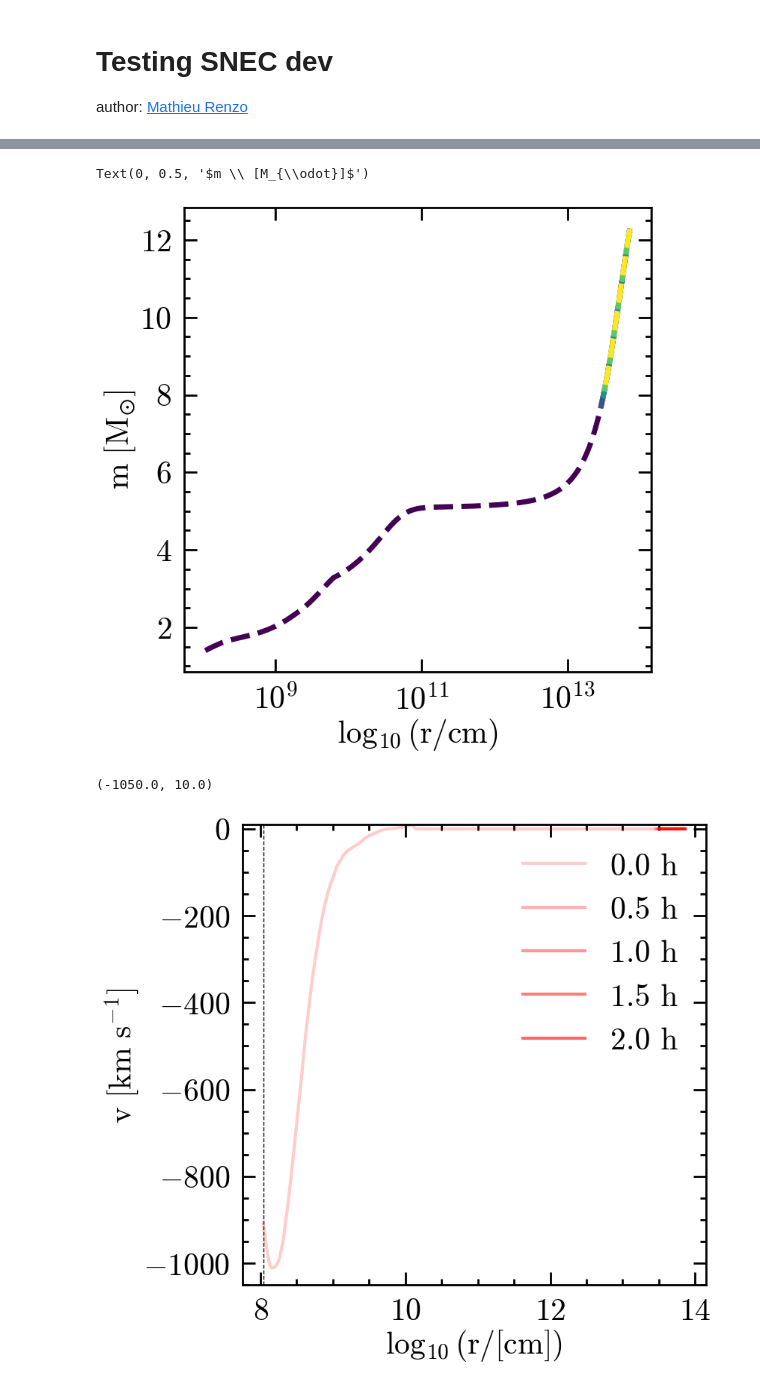
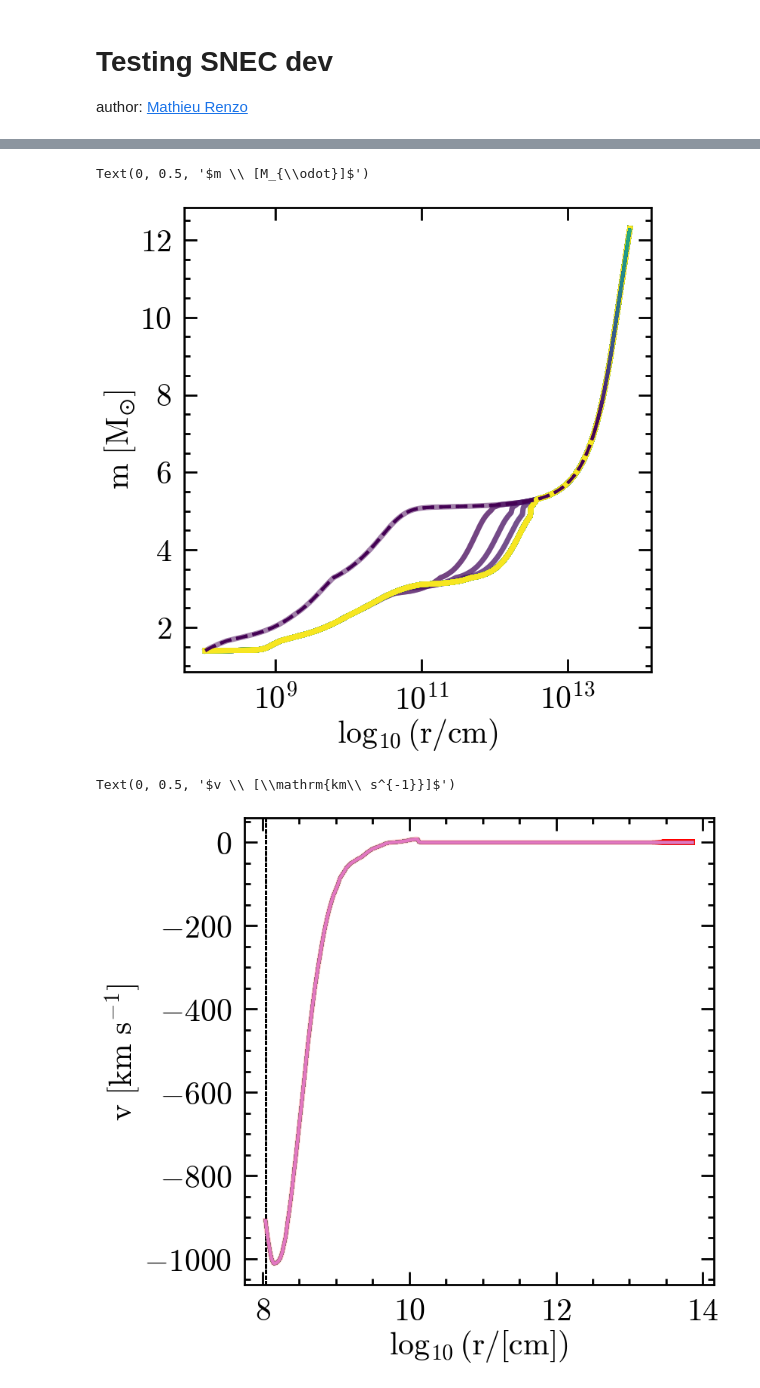
Before and after one commit to mathren/SNEC, a Jupyter notebook: scripts/dev_SNEC.ipynb, the cells around one changed output, grey strips where cells are left out. Drawn from its saved outputs; the diff is of its cells as text; code cells hidden in the pictures.

```diff
--- a/scripts/dev_SNEC.ipynb
+++ b/scripts/dev_SNEC.ipynb
@@ -14,7 +16,6 @@ Hardcoded some constants
 # %%
 root = "/home/mrenzo/Documents/Research/codes/SNEC-1.01/Data/"
 baseline = root+"baseline/"
-testing_weak_expl = root+"testing_weak_expl/"
-testing1 = root+"testing1/"
+final_E_zero = root+"final_E_zero/"
 testing = root+"testing/"
 # %%
@@ -61,23 +41,15 @@ fig = plt.figure()
 gs = gridspec.GridSpec(150, 100)
 ax = fig.add_subplot(gs[:, :])
 
-baseline_mass = baseline+"mass.xg"
-testing_weak_expl_mass = testing_weak_expl+"mass.xg"
-testing_mass = testing+"mass.xg"
-
-vel_data = SNEC_output_parser(baseline_vel)
-keys = np.array(list(vel_data.keys()))
-vel_times = keys * u.s
-colors1 = plt.cm.viridis(np.linspace(0,1, len(vel_times)))
-
 for i, t in enumerate(vel_times):
-    # plot_mass_radius(t, baseline_mass, ls='-', c=colors1[i], ax=ax)
-    # plot_mass_radius(t, testing_weak_expl_mass, ls='--', c=colors2[i], ax=ax)
-    plot_mass_radius(t, testing_mass, ls='--', lw=5,  c=colors1[i], ax=ax)
+    # if i%2 == 0: continue
+    plot_mass_radius(t, baseline_mass, ls='-', c=colors[i], ax=ax, lw=5, alpha=0.5, zorder=0)
+    plot_mass_radius(t, final_E_zero_mass, ls='--', c=colors[i], ax=ax, zorder=1)
+    plot_mass_radius(t, testing_mass, ls=':', c=colors[i], ax=ax, zorder=2)
 
 ax.set_xscale("log")
 ax.set_xlabel(r"$\log_{10}(r/\mathrm{cm})$")
 ax.set_ylabel(r"$m \ [M_{\odot}]$")
 # %% [output]
 Text(0, 0.5, '$m \\ [M_{\\odot}]$')
-[figure, old version]
+[figure, new version]
@@ -122,25 +56,24 @@ def plot_v_radius_time(t, vel_out, mass_out, ax=None, annotate_inner_boundary=Tr
 # %%
 fig = plt.figure()
 gs = gridspec.GridSpec(150, 100)
 ax = fig.add_subplot(gs[:, :])
 
-vel_data = SNEC_output_parser(baseline_vel)
-keys = np.array(list(vel_data.keys()))
-vel_times = keys * u.s
-
-# times = np.linspace(0, 86400, 100)
-# colors1 = plt.cm.viridis(np.linspace(0,1, len(times)))
 for i, t in enumerate(vel_times):
     # if i%2 ==0: continue
-    alpha = 1.0-(0.8 - 0.1*i)
-    # plot_v_radius_time(t, baseline_vel, baseline_mass, ax=ax, label=f"{t.to(u.h):.1f}", c='b', alpha=alpha)
-    # plot_v_radius_time(t, testing_weak_expl_vel, testing_weak_expl_mass, ax=ax, label=f"{t.to(u.h):.1f}", c='r', alpha=alpha)
-    plot_v_radius_time(t, testing_vel, testing_mass, ax=ax, label=f"{t.to(u.h):.1f}", alpha=alpha, c='r')
+    alpha = max(min(1.0-(0.8 - 0.01*i), 1.0), 0.0)
+    # plot_v_radius_time(t, baseline_vel, baseline_mass, ax=ax, # label=f"{t.to(u.h):.1f}",
+    #                    c='b', alpha=alpha)
+    # plot_v_radius_time(t, final_E_zero_weak_expl_vel, final_E_zero_weak_expl_mass, ax=ax, label=f"{t.to(u.h):.1f}", c='r', alpha=alpha)
+    plot_v_radius_time(t, final_E_zero_vel, final_E_zero_mass, ax=ax, label=f"{t.to(u.h):.1f}",
+                       alpha=alpha, c='r', lw=5, zorder=0)
+    plot_v_radius_time(t, testing_vel, testing_mass, ax=ax, label=f"{t.to(u.h):.1f}", zorder=1
+                       # alpha=alpha, c='r'
+                       )
 
 ax.set_xlabel(r'$\log_{10}(r/\mathrm{[cm]})$')
 ax.set_ylabel(r'$v \ [\mathrm{km\ s^{-1}}]$')
-ax.legend()
-ax.set_ylim(-1050, 10)
+# ax.legend(ncol=3, fontsize=20)
+# ax.set_ylim(-10, 10)
 # %% [output]
-(-1050.0, 10.0)
+Text(0, 0.5, '$v \\ [\\mathrm{km\\ s^{-1}}]$')
-[figure, old version]
+[figure, new version]
```
Also changed, not shown: parts of 9 cells of this notebook, 4 other files.
